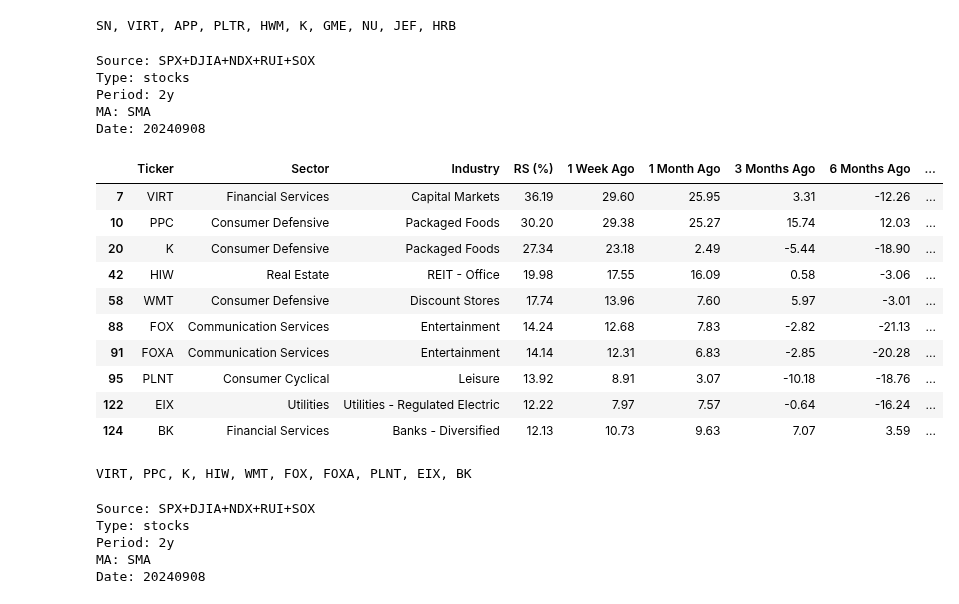
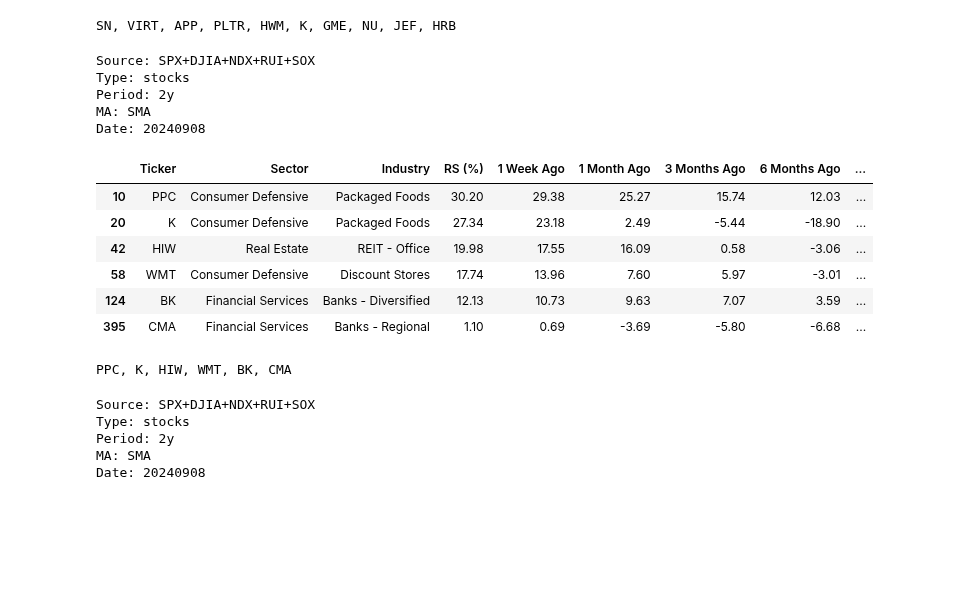
Before and after one commit to yorkjong/stock-reports, a Jupyter notebook: notebooks/weinstein_reports.ipynb, the cells around one changed output. Drawn from its saved outputs; the diff is of its cells as text; code cells hidden in the pictures; blank space fills up the shorter version.

Commit message:
feat: Add df['9 Months Algo'] RS conditions to Forms of Filters

```diff
--- a/notebooks/weinstein_reports.ipynb
+++ b/notebooks/weinstein_reports.ipynb
@@ -442,50 +442,47 @@ SN, VIRT, APP, PLTR, HWM, K, GME, NU, JEF, HRB
 # %%
 # @title Filter 2. Increasing RS > 0 {"run":"auto"}
 cond0 = "(df['RS (%)'] > 0)" # @param ["(df['RS (%)'] > 0)"]
 cond1 = "& (df['RS (%)'] > df['1 Week Ago'])" # @param ["& (df['RS (%)'] > df['1 Week Ago'])", ""]
 cond2 = "& (df['1 Week Ago'] > df['1 Month Ago'])" # @param ["& (df['1 Week Ago'] > df['1 Month Ago'])", "& (df['RS (%)'] > df['1 Month Ago'])", ""]
 cond3 = "& (df['1 Month Ago'] > df['3 Months Ago'])" # @param ["& (df['1 Month Ago'] > df['3 Months Ago'])", ""]
 cond4 = "& (df['3 Months Ago'] > df['6 Months Ago'])" # @param ["& (df['3 Months Ago'] > df['6 Months Ago'])", ""]
-cond5 = "& ((df['EPS RS (%)'] > 0) | (df['Rev RS (%)'] > 0))" # @param ["& ((df['EPS RS (%)'] > 0) | (df['Rev RS (%)'] > 0))", ""]
-cond6 = "& (df['EPS RS (%)'] > 0)" # @param ["& (df['EPS RS (%)'] > 0)", "& (df['EPS RS (%)'] > 50)", "& (df['EPS RS (%)'] > 100)", "& (df['EPS RS (%)'] > 200)", "& (df['EPS RS (%)'] > 500)", ""]
-cond7 = "" # @param ["& (df['Rev RS (%)'] > 0)", "& (df['Rev RS (%)'] > 5)", "& (df['Rev RS (%)'] > 10)", "& (df['Rev RS (%)'] > 20)", "& (df['Rev RS (%)'] > 50)", "& (df['Rev RS (%)'] > 100)", ""]
-cond8 = "& ((df['TTM EPS'] > 0) & (df['TTM RPS'] > 0))" # @param ["& (df['TTM EPS'] > 0)", "& (df['TTM RPS'] > 0)", "& ((df['TTM EPS'] > 0) & (df['TTM RPS'] > 0))", ""]
-cond9 = "& (df['Price'] < 100)" # @param ["& (df['Price'] < 50)", "& (df['Price'] < 100)", "& (df['Price'] < 200)", ""]
+cond5 = "& (df['6 Months Ago'] > df['9 Months Ago'])" # @param ["& (df['6 Months Ago'] > df['9 Months Ago'])", ""]
+cond6 = "& ((df['EPS RS (%)'] > 0) | (df['Rev RS (%)'] > 0))" # @param ["& ((df['EPS RS (%)'] > 0) | (df['Rev RS (%)'] > 0))", ""]
+cond7 = "& (df['EPS RS (%)'] > 0)" # @param ["& (df['EPS RS (%)'] > 0)", "& (df['EPS RS (%)'] > 50)", "& (df['EPS RS (%)'] > 100)", "& (df['EPS RS (%)'] > 200)", "& (df['EPS RS (%)'] > 500)", ""]
+cond8 = "" # @param ["& (df['Rev RS (%)'] > 0)", "& (df['Rev RS (%)'] > 5)", "& (df['Rev RS (%)'] > 10)", "& (df['Rev RS (%)'] > 20)", "& (df['Rev RS (%)'] > 50)", "& (df['Rev RS (%)'] > 100)", ""]
+cond9 = "& ((df['TTM EPS'] > 0) & (df['TTM RPS'] > 0))" # @param ["& (df['TTM EPS'] > 0)", "& (df['TTM RPS'] > 0)", "& ((df['TTM EPS'] > 0) & (df['TTM RPS'] > 0))", ""]
+cond10 = "& (df['Price'] < 100)" # @param ["& (df['Price'] < 50)", "& (df['Price'] < 100)", "& (df['Price'] < 200)", ""]
 num_items = 10 # @param [10, 20, 30] {"type":"raw"}
 
-NUM_CONDS = 10
+NUM_CONDS = 11
 cond = eval('+'.join([f"cond{i}" for i in range(NUM_CONDS)]))
 
 selected_file = file_dropdown.value
 source, kind, period, ma, date = selected_file.split('_')
 date = date.replace('.csv', '')
 print(f"Source: {source}\nType: {kind}\nPeriod: {period}\nMA: {ma}\nDate: {date}")
 
 df = github.download_csv(selected_file)
 df = df[eval(cond)]
 df_top_f2 = df.head(num_items)
 display(df_top_f2)
 
 print_column(df_top_f2, 'Name')
 print_column(df_top_f2, 'Ticker')
 # %% [output]
 Source: SPX+DJIA+NDX+RUI+SOX
 Type: stocks
 Period: 2y
 MA: SMA
 Date: 20240908
 |  | Ticker | Sector | Industry | RS (%) | 1 Week Ago | 1 Month Ago | 3 Months Ago | 6 Months Ago | ... |
-| 7 | VIRT | Financial Services | Capital Markets | 36.19 | 29.60 | 25.95 | 3.31 | -12.26 | ... |
 | 10 | PPC | Consumer Defensive | Packaged Foods | 30.20 | 29.38 | 25.27 | 15.74 | 12.03 | ... |
 | 20 | K | Consumer Defensive | Packaged Foods | 27.34 | 23.18 | 2.49 | -5.44 | -18.90 | ... |
 | 42 | HIW | Real Estate | REIT - Office | 19.98 | 17.55 | 16.09 | 0.58 | -3.06 | ... |
 | 58 | WMT | Consumer Defensive | Discount Stores | 17.74 | 13.96 | 7.60 | 5.97 | -3.01 | ... |
-| 88 | FOX | Communication Services | Entertainment | 14.24 | 12.68 | 7.83 | -2.82 | -21.13 | ... |
-| 91 | FOXA | Communication Services | Entertainment | 14.14 | 12.31 | 6.83 | -2.85 | -20.28 | ... |
-| 95 | PLNT | Consumer Cyclical | Leisure | 13.92 | 8.91 | 3.07 | -10.18 | -18.76 | ... |
-| 122 | EIX | Utilities | Utilities - Regulated Electric | 12.22 | 7.97 | 7.57 | -0.64 | -16.24 | ... |
 | 124 | BK | Financial Services | Banks - Diversified | 12.13 | 10.73 | 9.63 | 7.07 | 3.59 | ... |
+| 395 | CMA | Financial Services | Banks - Regional | 1.10 | 0.69 | -3.69 | -5.80 | -6.68 | ... |
-VIRT, PPC, K, HIW, WMT, FOX, FOXA, PLNT, EIX, BK
+PPC, K, HIW, WMT, BK, CMA
 # %%
 # @title Filter 3. RS Breakout {"run":"auto"}
 base = 0 # @param ["0","30","60","100"] {"type":"raw"}
```
Also changed, not shown: parts of 2 cells of this notebook.
